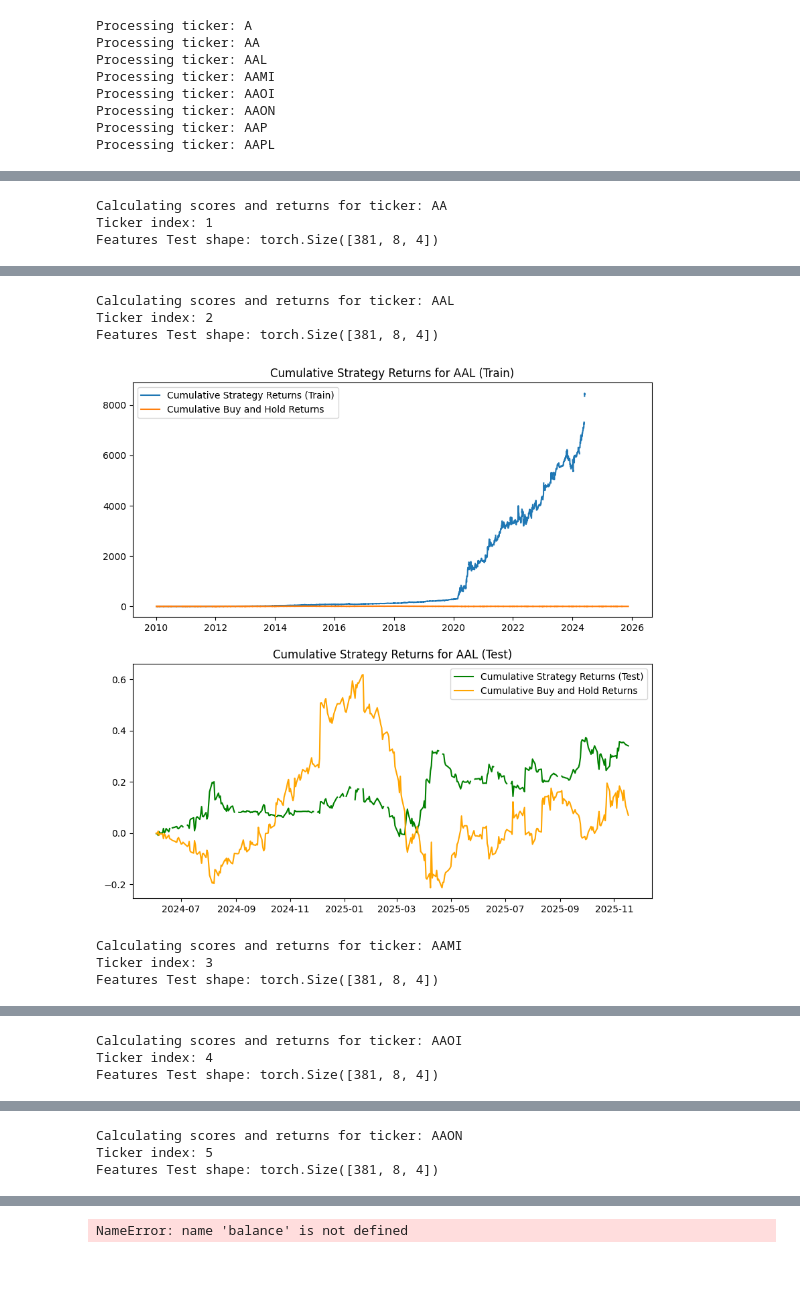
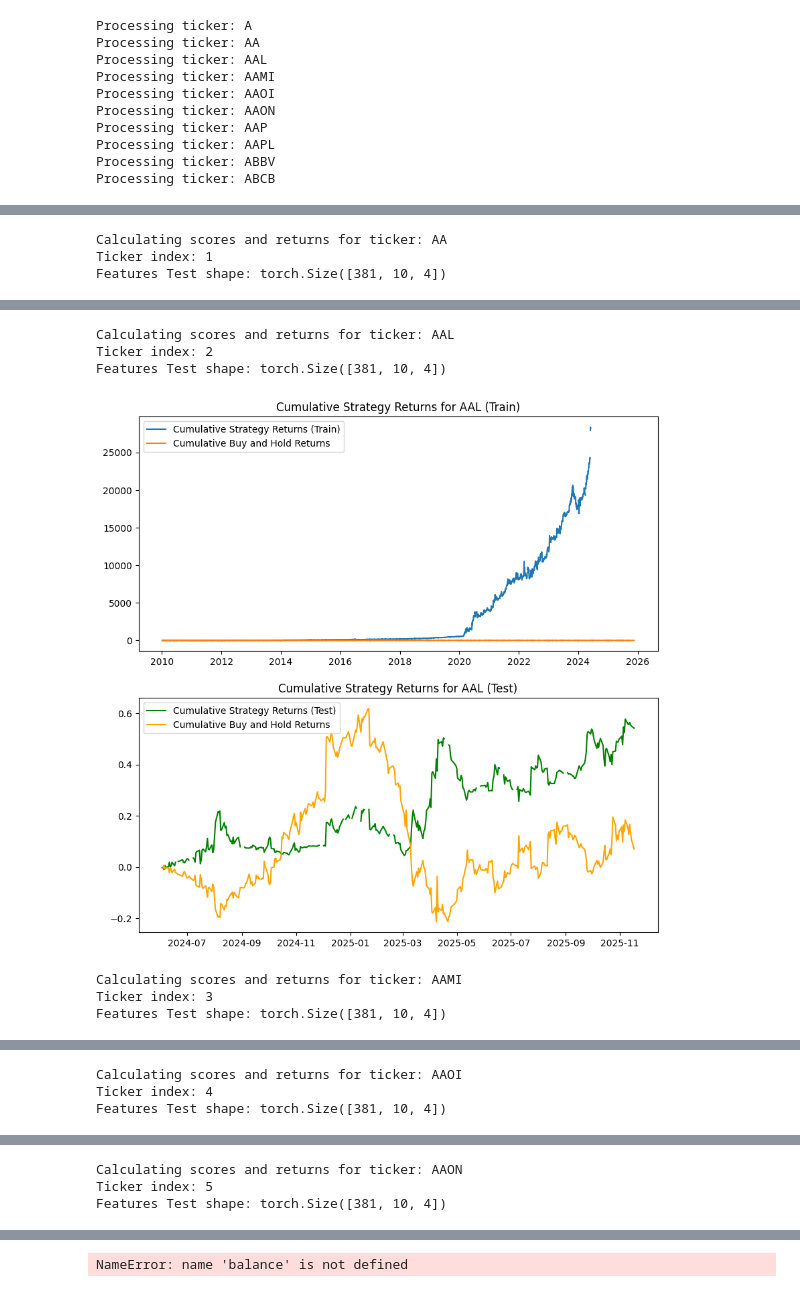
Before and after one commit to AdamDanklefsen/Quant, a Jupyter notebook: Quant/Value.ipynb, the cells around one changed output, grey strips where cells are left out. Cells and saved outputs as stored; diff of their text form; code cells hidden in the pictures.

Commit message:
Update Value model to use additional tickers and features

```diff
--- a/Quant/Value.ipynb
+++ b/Quant/Value.ipynb
@@ -79,11 +79,11 @@ shares.to_hdf('../AlphaVantageData/Shares/SharesData.h5', key='shares', mode='w'
 import Quant.ValueController as qvc
 import torch
 
-Ntickers = 8
+Ntickers = 10
 SPY = yf.Ticker('SPY').history(start=startdate)['Close']
 SPY_CAGR = (SPY.iloc[-1] / SPY.iloc[0]) ** (1 / ((SPY.index[-1] - SPY.index[0]).days / 365.25)) - 1
 
-results = pd.DataFrame(0, index=tickers, columns=['Hold_CAGR','CAGR', 'diff', 'Volatility', 'SharpeRatio'])
+results = pd.DataFrame(0, index=tickers, columns=['strat Return', 'Hold Return', 'IR'])
 logrets = np.log( price_data.tz_localize(None) / price_data.tz_localize(None).shift(1) )
 
 
@@ -149,7 +149,7 @@ ReturnOnEquity_Test = ReturnOnEquity[ReturnOnEquity.index >= TestSplitDate][[tic
 IncomeGrowth_Test = IncomeGrowth[IncomeGrowth.index >= TestSplitDate][[ticker for ticker in tickers[:Ntickers]]].fillna(0)
 price_data_Test = price_data[price_data.index >= TestSplitDate][[ticker for ticker in tickers[:Ntickers]]].fillna(method='ffill')
 
-
+rets_Test_all = pd.DataFrame()
 
 
 for ticker in tickers[:Ntickers]:
@@ -192,16 +192,14 @@ for ticker in tickers[:Ntickers]:
     price = price_data[ticker].tz_localize(None).dropna()
     price_cum_rets = price_data[ticker] / price_data[ticker].dropna().iloc[0]-1
     price_Test = price[price.index >= TestSplitDate]
-    price_cum_rets_Test = price_Test / price_Test.iloc[0]-1
+    price_logrets_Test = np.log( price_Test / price_Test.shift(1) )
+    price_cum_rets_Test = np.exp( price_logrets_Test.cumsum() ) - 1
 
-    # y_cagr_hold = (price.index[-1] - price.index[0]).days / 365.25
-    # results.loc[ticker, 'Hold_CAGR'] = ((price.iloc[-1] / price.iloc[0]) ** (1 / y_cagr_hold) - 1) * 100
-    # y_cagr = (cum_rets.index[-1] - cum_rets.index[0]).days / 365.25
-    # results.loc[ticker, 'CAGR'] = ((1 + cum_rets.iloc[-1]) ** (1 / y_cagr) - 1) * 100
-    # results.loc[ticker, 'Volatility'] = rets.std() * np.sqrt(252) * 100
-    # results.loc[ticker, 'diff'] = results.loc[ticker, 'CAGR'] - results.loc[ticker, 'Hold_CAGR']
-    # results.loc[ticker, 'SharpeRatio'] = results.loc[ticker, 'diff'] / \
-    #     results.loc[ticker, 'Volatility'] if results.loc[ticker, 'Volatility'] != 0 else np.nan
+    results.loc[ticker, 'strat Return'] = np.exp(rets_Test.mean() * 252) - 1
+    results.loc[ticker, 'Hold Return'] = np.exp(price_logrets_Test.mean() * 252) - 1
+    results.loc[ticker, 'IR'] = (rets_Test - price_logrets_Test).mean() /\
+          (rets_Test - price_logrets_Test).std() * np.sqrt(252)
+
 
     plt.subplots(2,1, figsize=(10,10))
     plt.subplot(2,1,1)
@@ -217,6 +215,22 @@ for ticker in tickers[:Ntickers]:
     plt.legend()
     plt.show()
 
+    rets_Test_all[ticker] = rets_Test
+
+rets_weighted = rets_Test_all @ model.weights
+cum_rets_weighted = np.exp( rets_weighted.cumsum() ) - 1
+price_logrets_Test_weighted = logrets[tickers[:Ntickers]][logrets.index >= TestSplitDate] @ model.weights
+# price_logrets_Test_weighted = logrets[rets_Test_all.index >= TestSplitDate][tickers[:Ntickers]] @ model.weights
+price_cum_rets_weighted = np.exp( price_logrets_Test_weighted.cumsum() ) - 1
+
+plt.figure(figsize=(10,6))
+plt.plot(cum_rets_weighted, label='Cumulative Strategy Returns (Test) - Weighted')
+plt.plot(price_cum_rets_weighted, label='Cumulative Buy and Hold Returns - Weighted')
+plt.title(f'Cumulative Strategy Returns for Weighted Portfolio (Test)')
+plt.legend()
+plt.show()
+
+
 
 
 print(results[results.index.isin(tickers[:Ntickers])])
@@ -229,3 +243,5 @@ Processing ticker: AAOI
 Processing ticker: AAON
 Processing ticker: AAP
 Processing ticker: AAPL
+Processing ticker: ABBV
+Processing ticker: ABCB
@@ -250,3 +266,3 @@ Features Test shape: torch.Size([381, 8, 4])
 Calculating scores and returns for ticker: AA
 Ticker index: 1
-Features Test shape: torch.Size([381, 8, 4])
+Features Test shape: torch.Size([381, 10, 4])
@@ -254,7 +270,7 @@ Features Test shape: torch.Size([381, 8, 4])
 Calculating scores and returns for ticker: AAL
 Ticker index: 2
-Features Test shape: torch.Size([381, 8, 4])
+Features Test shape: torch.Size([381, 10, 4])
-[figure, old version]
+[figure, new version]
 Calculating scores and returns for ticker: AAMI
 Ticker index: 3
-Features Test shape: torch.Size([381, 8, 4])
+Features Test shape: torch.Size([381, 10, 4])
@@ -262,3 +278,3 @@ Features Test shape: torch.Size([381, 8, 4])
 Calculating scores and returns for ticker: AAOI
 Ticker index: 4
-Features Test shape: torch.Size([381, 8, 4])
+Features Test shape: torch.Size([381, 10, 4])
@@ -266,3 +282,3 @@ Features Test shape: torch.Size([381, 8, 4])
 Calculating scores and returns for ticker: AAON
 Ticker index: 5
-Features Test shape: torch.Size([381, 8, 4])
+Features Test shape: torch.Size([381, 10, 4])
```
Also changed, not shown: parts of 1 cell of this notebook, 1 other file.
